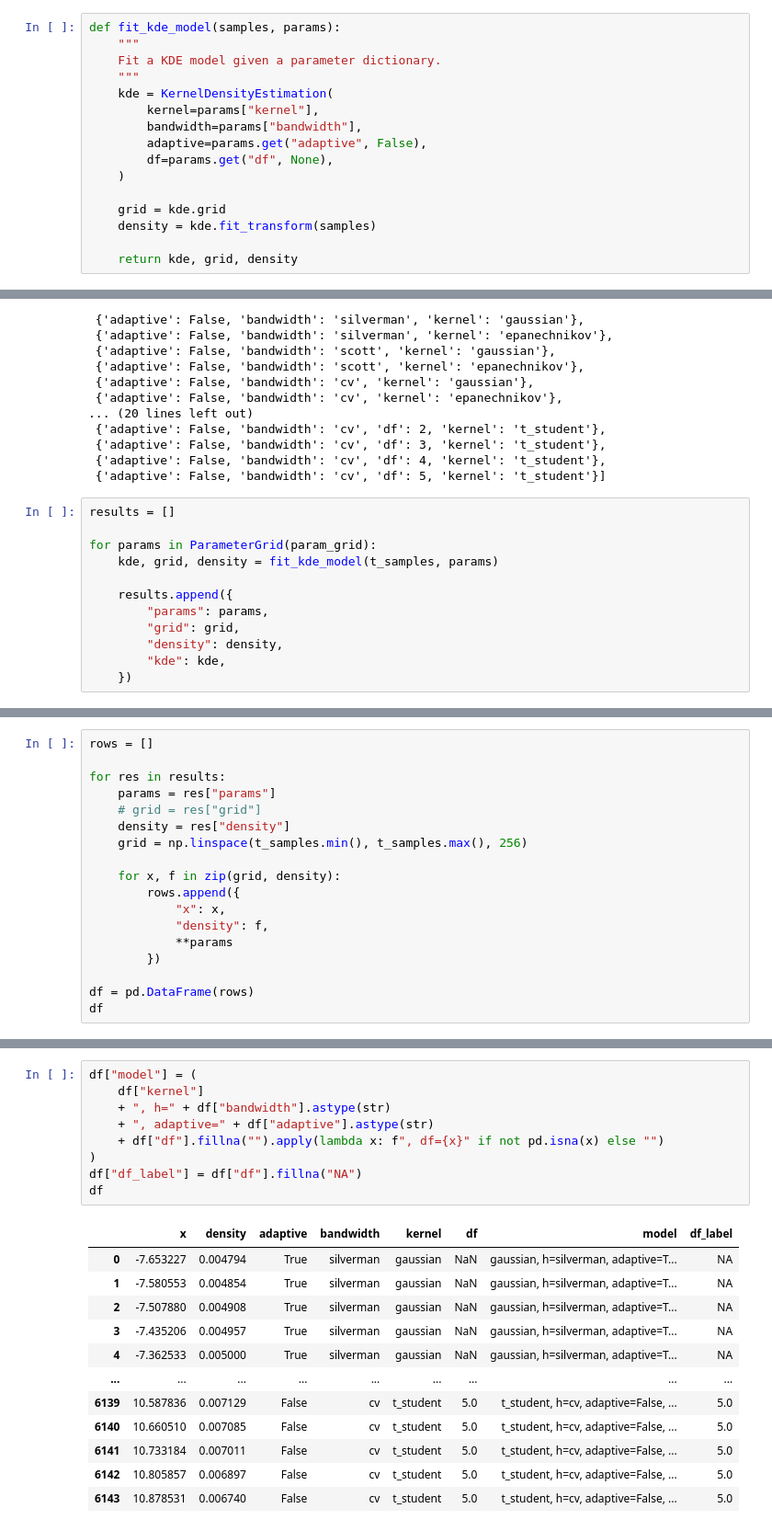
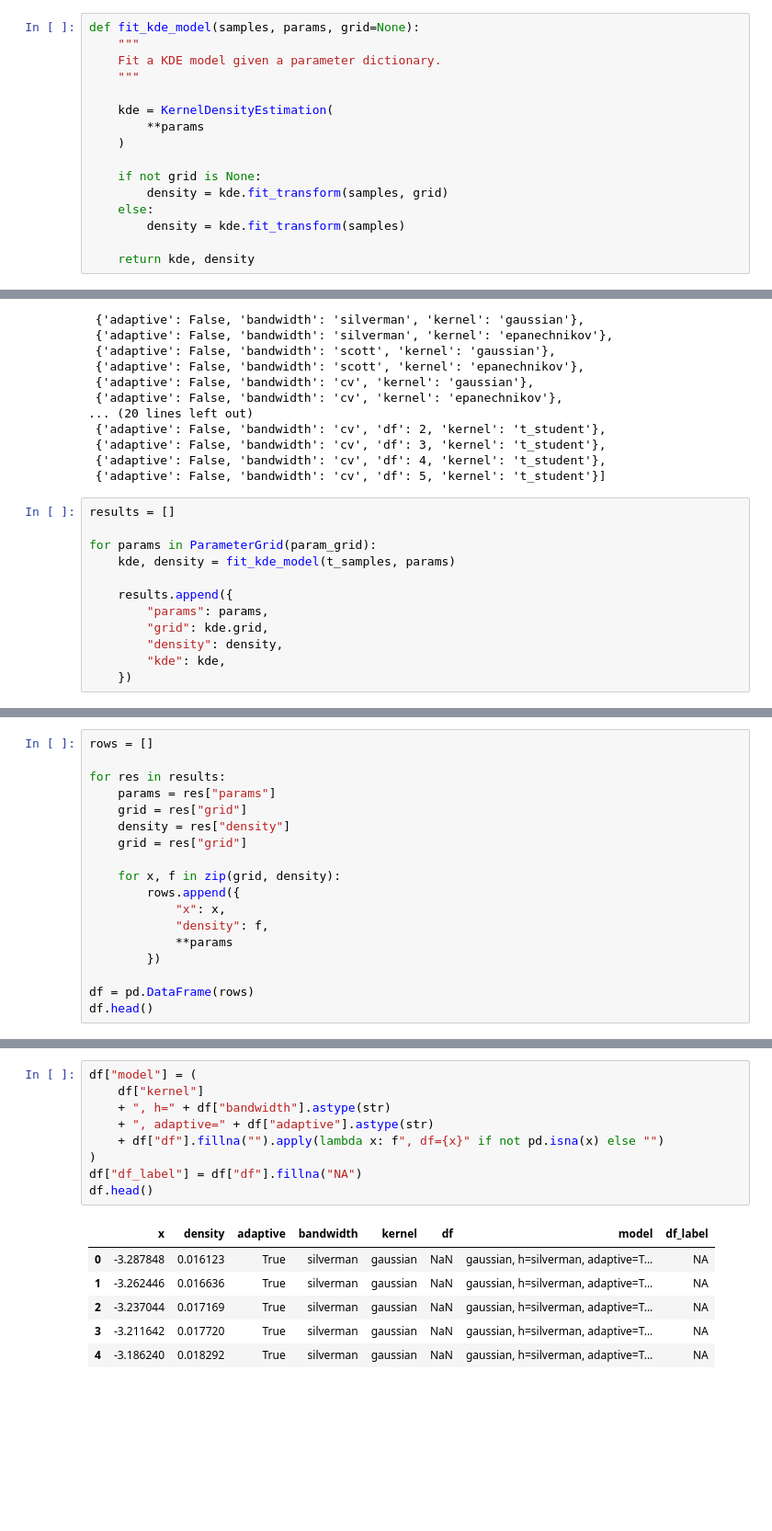
Before and after one commit to matheus-vizzotto/densities4risk, a Jupyter notebook: notebooks/01_density.ipynb, the cells around one changed output, grey strips where cells are left out. Shown at 92% size. Drawn from its saved outputs; the diff is of its cells as text; blank space fills up the shorter version.

Commit message:
inicia script para transformar dataframe de densidades

```diff
--- a/notebooks/01_density.ipynb
+++ b/notebooks/01_density.ipynb
@@ -362,19 +290,19 @@ fig.show()
 # %%
-def fit_kde_model(samples, params):
+def fit_kde_model(samples, params, grid=None):
     """
     Fit a KDE model given a parameter dictionary.
     """
+
     kde = KernelDensityEstimation(
-        kernel=params["kernel"],
-        bandwidth=params["bandwidth"],
-        adaptive=params.get("adaptive", False),
-        df=params.get("df", None),
+        **params
     )
 
-    grid = kde.grid
-    density = kde.fit_transform(samples)
+    if not grid is None:
+        density = kde.fit_transform(samples, grid)
+    else:
+        density = kde.fit_transform(samples)
 
-    return kde, grid, density
+    return kde, density
 # %%
 param_grid = [
     {'kernel': ['gaussian', 'epanechnikov'],
@@ -407,11 +335,11 @@ list(ParameterGrid(param_grid))
 results = []
 
 for params in ParameterGrid(param_grid):
-    kde, grid, density = fit_kde_model(t_samples, params)
+    kde, density = fit_kde_model(t_samples, params)
 
     results.append({
         "params": params,
-        "grid": grid,
+        "grid": kde.grid,
         "density": density,
         "kde": kde,
     })
@@ -422,9 +348,9 @@ rows = []
 
 for res in results:
     params = res["params"]
-    # grid = res["grid"]
+    grid = res["grid"]
     density = res["density"]
-    grid = np.linspace(t_samples.min(), t_samples.max(), 256)
+    grid = res["grid"]
 
     for x, f in zip(grid, density):
         rows.append({
@@ -434,6 +360,6 @@ for res in results:
         })
 
 df = pd.DataFrame(rows)
-df
+df.head()
 # %% [output]
 |  | x | density | adaptive | bandwidth | kernel | df |
@@ -452,22 +371,16 @@ df
 # %%
 df["model"] = (
     df["kernel"]
     + ", h=" + df["bandwidth"].astype(str)
     + ", adaptive=" + df["adaptive"].astype(str)
     + df["df"].fillna("").apply(lambda x: f", df={x}" if not pd.isna(x) else "")
 )
 df["df_label"] = df["df"].fillna("NA")
-df
+df.head()
 # %% [output]
 |  | x | density | adaptive | bandwidth | kernel | df | model | df_label |
-| 0 | -7.653227 | 0.004794 | True | silverman | gaussian | NaN | gaussian, h=silverman, adaptive=T... | NA |
-| 1 | -7.580553 | 0.004854 | True | silverman | gaussian | NaN | gaussian, h=silverman, adaptive=T... | NA |
-| 2 | -7.507880 | 0.004908 | True | silverman | gaussian | NaN | gaussian, h=silverman, adaptive=T... | NA |
-| 3 | -7.435206 | 0.004957 | True | silverman | gaussian | NaN | gaussian, h=silverman, adaptive=T... | NA |
-| 4 | -7.362533 | 0.005000 | True | silverman | gaussian | NaN | gaussian, h=silverman, adaptive=T... | NA |
-| ... | ... | ... | ... | ... | ... | ... | ... | ... |
-| 6139 | 10.587836 | 0.007129 | False | cv | t_student | 5.0 | t_student, h=cv, adaptive=False, ... | 5.0 |
-| 6140 | 10.660510 | 0.007085 | False | cv | t_student | 5.0 | t_student, h=cv, adaptive=False, ... | 5.0 |
-| 6141 | 10.733184 | 0.007011 | False | cv | t_student | 5.0 | t_student, h=cv, adaptive=False, ... | 5.0 |
-| 6142 | 10.805857 | 0.006897 | False | cv | t_student | 5.0 | t_student, h=cv, adaptive=False, ... | 5.0 |
-| 6143 | 10.878531 | 0.006740 | False | cv | t_student | 5.0 | t_student, h=cv, adaptive=False, ... | 5.0 |
+| 0 | -3.287848 | 0.016123 | True | silverman | gaussian | NaN | gaussian, h=silverman, adaptive=T... | NA |
+| 1 | -3.262446 | 0.016636 | True | silverman | gaussian | NaN | gaussian, h=silverman, adaptive=T... | NA |
+| 2 | -3.237044 | 0.017169 | True | silverman | gaussian | NaN | gaussian, h=silverman, adaptive=T... | NA |
+| 3 | -3.211642 | 0.017720 | True | silverman | gaussian | NaN | gaussian, h=silverman, adaptive=T... | NA |
+| 4 | -3.186240 | 0.018292 | True | silverman | gaussian | NaN | gaussian, h=silverman, adaptive=T... | NA |
```
Also changed, not shown: parts of 33 cells of this notebook, 2 other files.
